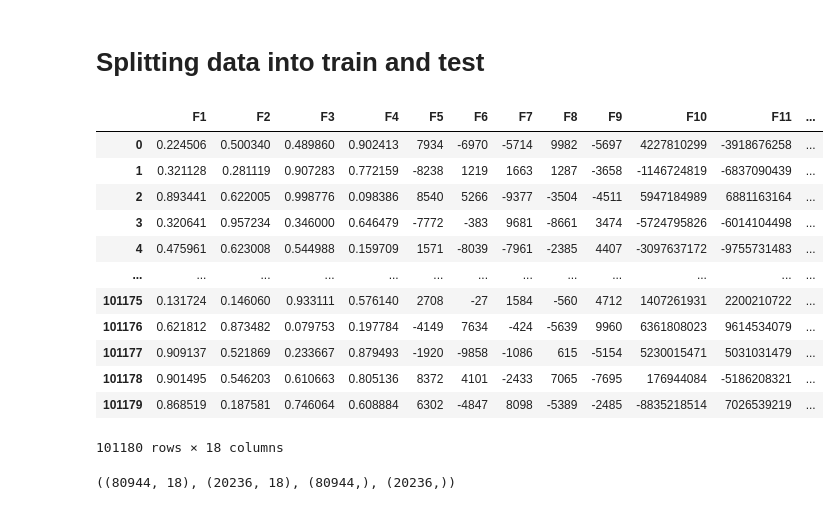
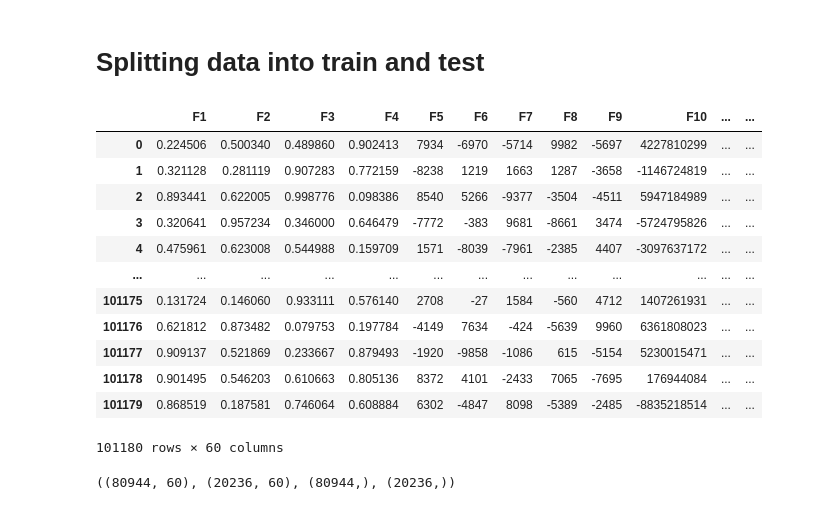
Before and after one commit to Shrez7961/Assesment, a Jupyter notebook: Shaadi.ipynb, the cells around one changed output. Saved outputs shown, nothing was run; the diff lists cells and outputs as text; code cells hidden in the pictures.

```diff
--- a/Shaadi.ipynb
+++ b/Shaadi.ipynb
@@ -339,6 +339,14 @@ fig = plt.figure(figsize = (50,10))
 dataplot = sns.heatmap(df.corr(), cmap="YlGnBu", annot=True)
 # %% [output]
 [figure]
+# %%
+# One Hot Encoding
+
+df_F21=pd.get_dummies( df['F21'] ,prefix = "F21")
+df_F22=pd.get_dummies( df['F22'],prefix = "F22")
+# %%
+df=df.join([df_F21,df_F22])
+df=df.drop(columns = ['F21', 'F22'])
 # %% [markdown]
 As the dataset contains values on different scales we must normalize the data first before feeding it to the model.
 # %% [markdown]
@@ -346,25 +354,25 @@ As the dataset contains values on different scales we must normalize the data fi
 # %%
 # features will be saved as X and our target will be saved as y
 # Specifying dependent variable
 y = df['C'].copy()
 # Specifying independent variable
 
-X = df[['F1','F2','F3','F4','F5','F6','F7','F8','F9','F10','F11','F12','F13','F14','F17','F18','F21','F22']].copy()
+X = df.drop(columns=['C']).copy()
 X
 # %% [output]
-|  | F1 | F2 | F3 | F4 | F5 | F6 | F7 | F8 | F9 | F10 | F11 | ... |
-| 0 | 0.224506 | 0.500340 | 0.489860 | 0.902413 | 7934 | -6970 | -5714 | 9982 | -5697 | 4227810299 | -3918676258 | ... |
-| 1 | 0.321128 | 0.281119 | 0.907283 | 0.772159 | -8238 | 1219 | 1663 | 1287 | -3658 | -1146724819 | -6837090439 | ... |
-| 2 | 0.893441 | 0.622005 | 0.998776 | 0.098386 | 8540 | 5266 | -9377 | -3504 | -4511 | 5947184989 | 6881163164 | ... |
-| 3 | 0.320641 | 0.957234 | 0.346000 | 0.646479 | -7772 | -383 | 9681 | -8661 | 3474 | -5724795826 | -6014104498 | ... |
-| 4 | 0.475961 | 0.623008 | 0.544988 | 0.159709 | 1571 | -8039 | -7961 | -2385 | 4407 | -3097637172 | -9755731483 | ... |
+|  | F1 | F2 | F3 | F4 | F5 | F6 | F7 | F8 | F9 | F10 | ... | ... |
+| 0 | 0.224506 | 0.500340 | 0.489860 | 0.902413 | 7934 | -6970 | -5714 | 9982 | -5697 | 4227810299 | ... | ... |
+| 1 | 0.321128 | 0.281119 | 0.907283 | 0.772159 | -8238 | 1219 | 1663 | 1287 | -3658 | -1146724819 | ... | ... |
+| 2 | 0.893441 | 0.622005 | 0.998776 | 0.098386 | 8540 | 5266 | -9377 | -3504 | -4511 | 5947184989 | ... | ... |
+| 3 | 0.320641 | 0.957234 | 0.346000 | 0.646479 | -7772 | -383 | 9681 | -8661 | 3474 | -5724795826 | ... | ... |
+| 4 | 0.475961 | 0.623008 | 0.544988 | 0.159709 | 1571 | -8039 | -7961 | -2385 | 4407 | -3097637172 | ... | ... |
 | ... | ... | ... | ... | ... | ... | ... | ... | ... | ... | ... | ... | ... |
-| 101175 | 0.131724 | 0.146060 | 0.933111 | 0.576140 | 2708 | -27 | 1584 | -560 | 4712 | 1407261931 | 2200210722 | ... |
-| 101176 | 0.621812 | 0.873482 | 0.079753 | 0.197784 | -4149 | 7634 | -424 | -5639 | 9960 | 6361808023 | 9614534079 | ... |
-| 101177 | 0.909137 | 0.521869 | 0.233667 | 0.879493 | -1920 | -9858 | -1086 | 615 | -5154 | 5230015471 | 5031031479 | ... |
-| 101178 | 0.901495 | 0.546203 | 0.610663 | 0.805136 | 8372 | 4101 | -2433 | 7065 | -7695 | 176944084 | -5186208321 | ... |
-| 101179 | 0.868519 | 0.187581 | 0.746064 | 0.608884 | 6302 | -4847 | 8098 | -5389 | -2485 | -8835218514 | 7026539219 | ... |
+| 101175 | 0.131724 | 0.146060 | 0.933111 | 0.576140 | 2708 | -27 | 1584 | -560 | 4712 | 1407261931 | ... | ... |
+| 101176 | 0.621812 | 0.873482 | 0.079753 | 0.197784 | -4149 | 7634 | -424 | -5639 | 9960 | 6361808023 | ... | ... |
+| 101177 | 0.909137 | 0.521869 | 0.233667 | 0.879493 | -1920 | -9858 | -1086 | 615 | -5154 | 5230015471 | ... | ... |
+| 101178 | 0.901495 | 0.546203 | 0.610663 | 0.805136 | 8372 | 4101 | -2433 | 7065 | -7695 | 176944084 | ... | ... |
+| 101179 | 0.868519 | 0.187581 | 0.746064 | 0.608884 | 6302 | -4847 | 8098 | -5389 | -2485 | -8835218514 | ... | ... |
-101180 rows × 18 columns
+101180 rows × 60 columns
 # %%
 # Perform Train Test Split
 X_train,X_test,y_train,y_test = train_test_split(X,y, test_size =0.2, random_state = 0)
@@ -372,7 +380,7 @@ X_train,X_test,y_train,y_test = train_test_split(X,y, test_size =0.2, random_sta
 # Get shapes for Train and Test set
 X_train.shape , X_test.shape, y_train.shape , y_test.shape
 # %% [output]
-((80944, 18), (20236, 18), (80944,), (20236,))
+((80944, 60), (20236, 60), (80944,), (20236,))
 # %%
 #creating function for storing evaluation metrices
 def evaluation_metric(model,y_test,pred_value,metric_df):
```
Also changed, not shown: parts of 42 cells of this notebook.
